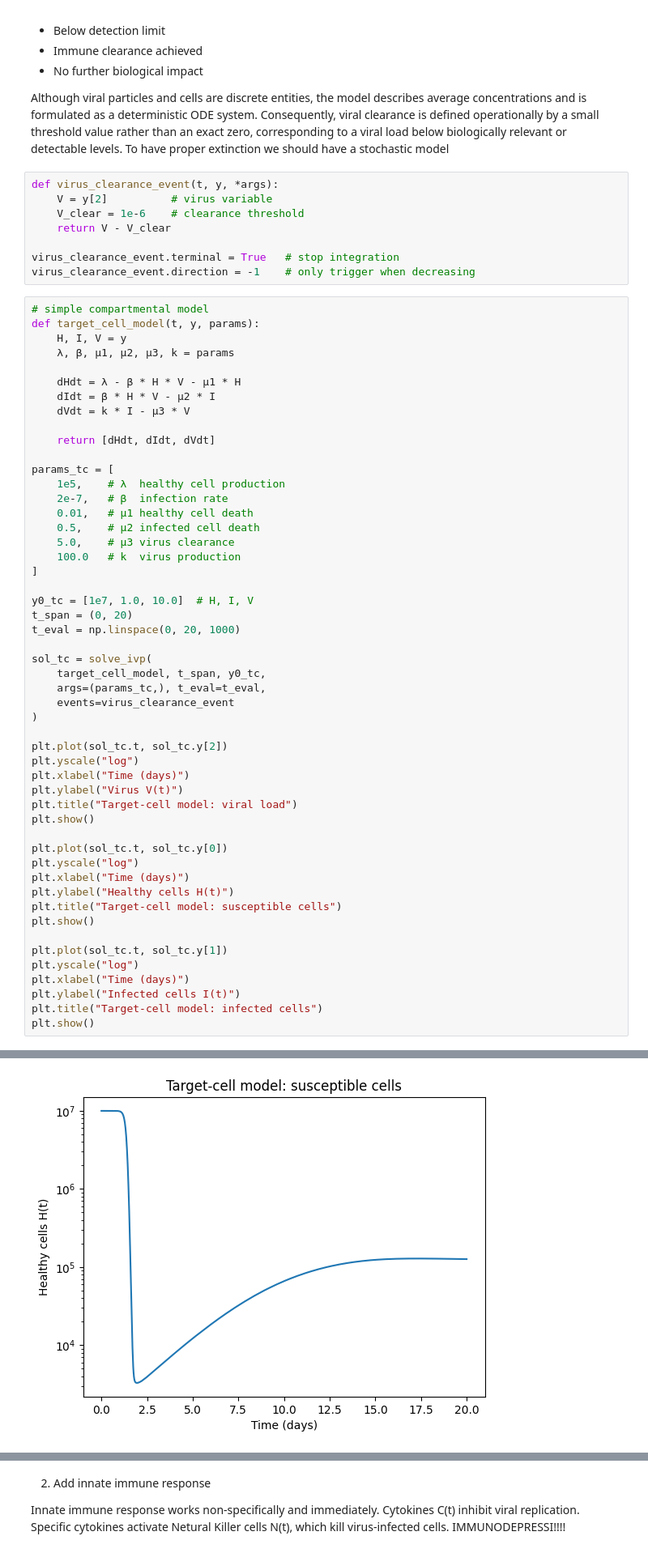
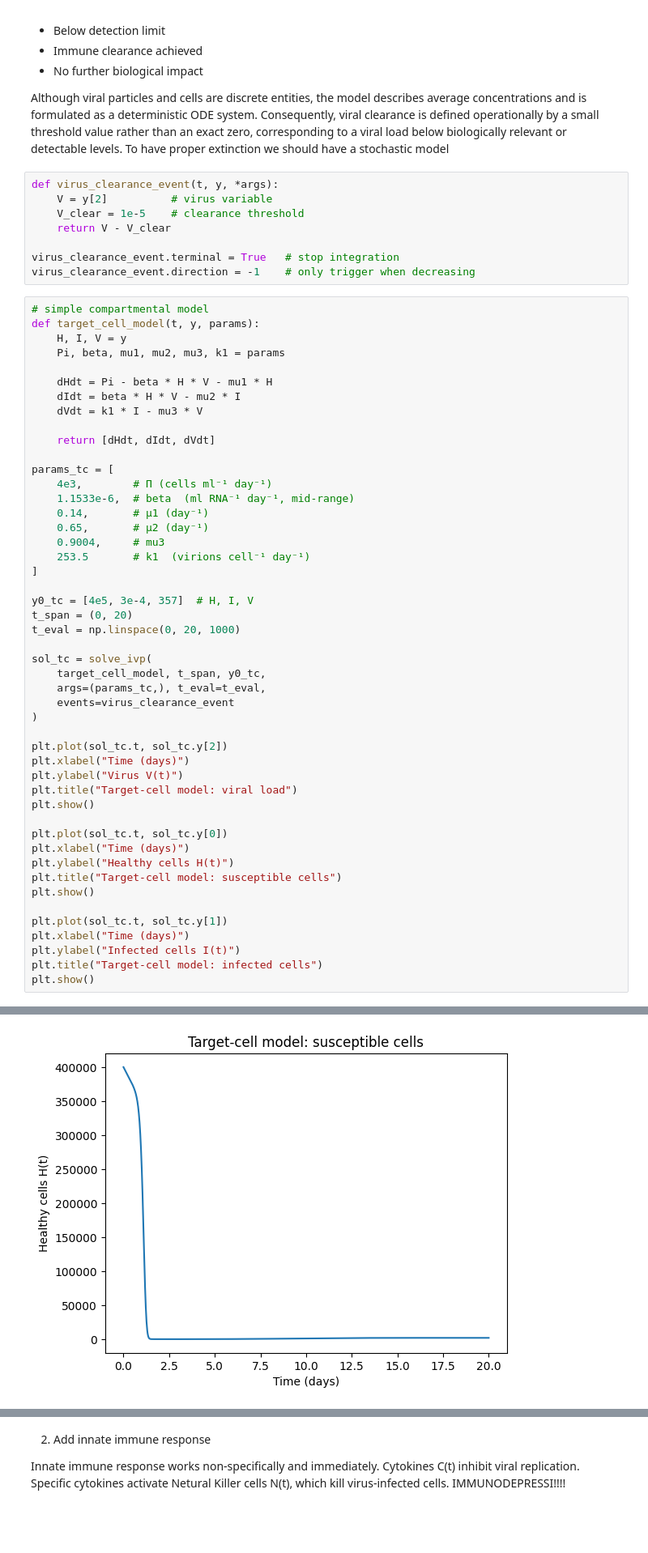
Before and after one commit to angelabortolato/PLDE, a Jupyter notebook: project.ipynb, the cells around one changed output, grey strips where cells are left out. Shown at 81% size. Cells and saved outputs as stored; diff of their text form; blank space fills up the shorter version.

```diff
--- a/project.ipynb
+++ b/project.ipynb
@@ -35,7 +35,7 @@ Although viral particles and cells are discrete entities, the model describes av
 # %%
 def virus_clearance_event(t, y, *args):
     V = y[2]          # virus variable
-    V_clear = 1e-6    # clearance threshold
+    V_clear = 1e-5    # clearance threshold
     return V - V_clear
 
 virus_clearance_event.terminal = True   # stop integration
@@ -44,24 +44,24 @@ virus_clearance_event.direction = -1    # only trigger when decreasing
 # simple compartmental model
 def target_cell_model(t, y, params):
     H, I, V = y
-    λ, β, μ1, μ2, μ3, k = params
+    Pi, beta, mu1, mu2, mu3, k1 = params
 
-    dHdt = λ - β * H * V - μ1 * H
-    dIdt = β * H * V - μ2 * I
-    dVdt = k * I - μ3 * V
+    dHdt = Pi - beta * H * V - mu1 * H
+    dIdt = beta * H * V - mu2 * I
+    dVdt = k1 * I - mu3 * V
 
     return [dHdt, dIdt, dVdt]
 
 params_tc = [
-    1e5,    # λ  healthy cell production
-    2e-7,   # β  infection rate
-    0.01,   # μ1 healthy cell death
-    0.5,    # μ2 infected cell death
-    5.0,    # μ3 virus clearance
-    100.0   # k  virus production
+    4e3,        # Π (cells ml⁻¹ day⁻¹)
+    1.1533e-6,  # beta  (ml RNA⁻¹ day⁻¹, mid-range)
+    0.14,       # μ1 (day⁻¹)
+    0.65,       # μ2 (day⁻¹)
+    0.9004,     # mu3
+    253.5       # k1  (virions cell⁻¹ day⁻¹)
 ]
 
-y0_tc = [1e7, 1.0, 10.0]  # H, I, V
+y0_tc = [4e5, 3e-4, 357]  # H, I, V
 t_span = (0, 20)
 t_eval = np.linspace(0, 20, 1000)
 
@@ -72,21 +72,18 @@ sol_tc = solve_ivp(
 )
 
 plt.plot(sol_tc.t, sol_tc.y[2])
-plt.yscale("log")
 plt.xlabel("Time (days)")
 plt.ylabel("Virus V(t)")
 plt.title("Target-cell model: viral load")
 plt.show()
 
 plt.plot(sol_tc.t, sol_tc.y[0])
-plt.yscale("log")
 plt.xlabel("Time (days)")
 plt.ylabel("Healthy cells H(t)")
 plt.title("Target-cell model: susceptible cells")
 plt.show()
 
 plt.plot(sol_tc.t, sol_tc.y[1])
-plt.yscale("log")
 plt.xlabel("Time (days)")
 plt.ylabel("Infected cells I(t)")
 plt.title("Target-cell model: infected cells")
@@ -96 +93 @@ plt.show()
-[figure, old version]
+[figure, new version]
```
Also changed, not shown: parts of 17 cells of this notebook.
